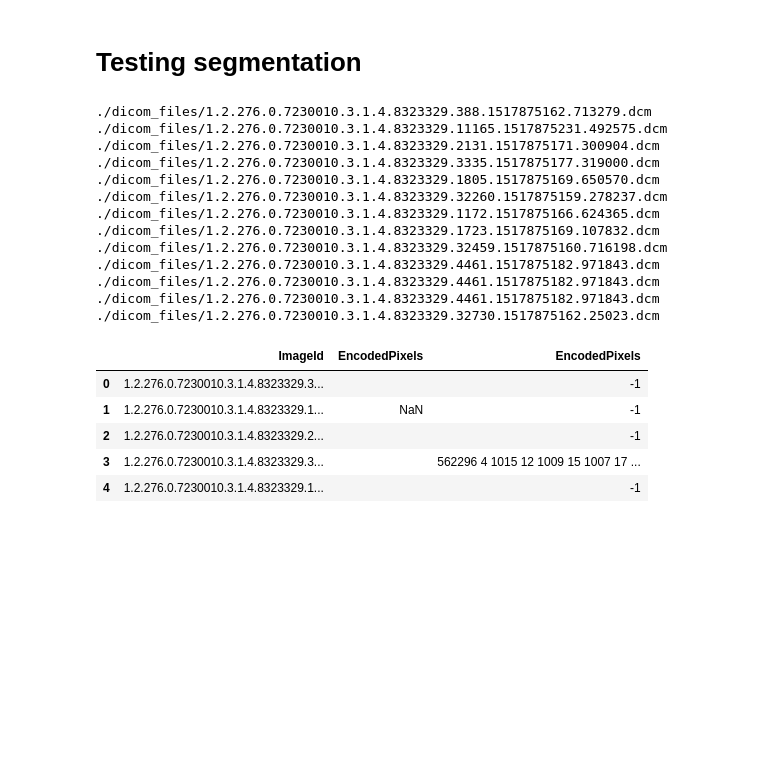
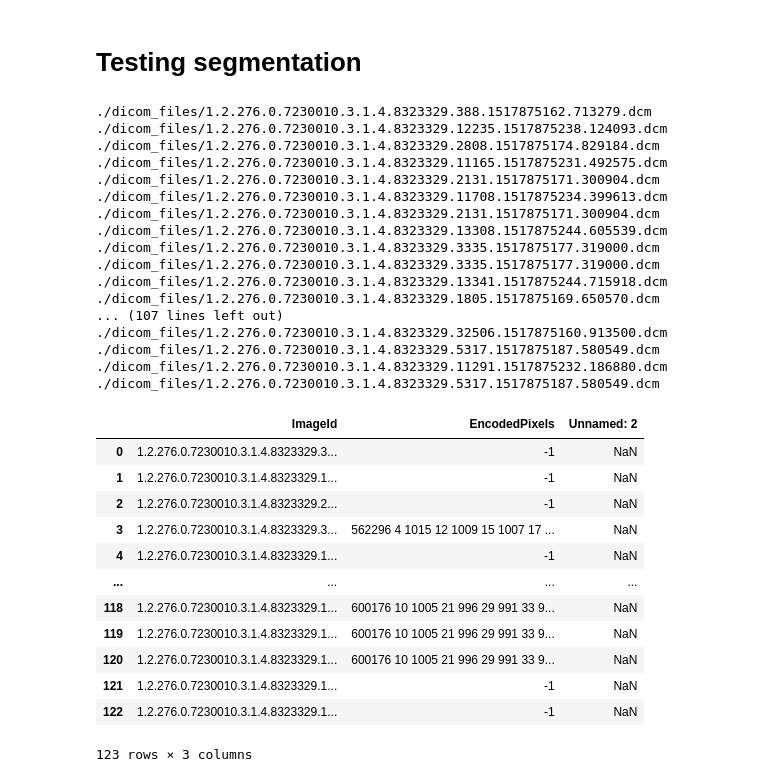
Before and after one commit to alexcri90/Medical-Imaging-DS-Bicocca, a Jupyter notebook: Segmentation_MI.ipynb, the cells around one changed output. Saved outputs shown, nothing was run; the diff lists cells and outputs as text; code cells hidden in the pictures; blank space fills up the shorter version.

```diff
--- a/Segmentation_MI.ipynb
+++ b/Segmentation_MI.ipynb
@@ -596,27 +600,38 @@ for i, batch in enumerate(tqdm(testset)):
             r = run_length_encode(predict)
             encoded_pixels.append(r)
 df["EncodedPixels"] = encoded_pixels
-df.to_csv("submission.csv", columns=["ImageId", "EncodedPixels"], index=False)
+df.to_csv("submissiontest.csv", columns=["ImageId", "EncodedPixels"], index=False)
 # %% [output]
 ./dicom_files/1.2.276.0.7230010.3.1.4.8323329.388.1517875162.713279.dcm
+./dicom_files/1.2.276.0.7230010.3.1.4.8323329.12235.1517875238.124093.dcm
+./dicom_files/1.2.276.0.7230010.3.1.4.8323329.2808.1517875174.829184.dcm
 ./dicom_files/1.2.276.0.7230010.3.1.4.8323329.11165.1517875231.492575.dcm
 ./dicom_files/1.2.276.0.7230010.3.1.4.8323329.2131.1517875171.300904.dcm
+./dicom_files/1.2.276.0.7230010.3.1.4.8323329.11708.1517875234.399613.dcm
+./dicom_files/1.2.276.0.7230010.3.1.4.8323329.2131.1517875171.300904.dcm
+./dicom_files/1.2.276.0.7230010.3.1.4.8323329.13308.1517875244.605539.dcm
 ./dicom_files/1.2.276.0.7230010.3.1.4.8323329.3335.1517875177.319000.dcm
+./dicom_files/1.2.276.0.7230010.3.1.4.8323329.3335.1517875177.319000.dcm
+./dicom_files/1.2.276.0.7230010.3.1.4.8323329.13341.1517875244.715918.dcm
 ./dicom_files/1.2.276.0.7230010.3.1.4.8323329.1805.1517875169.650570.dcm
-./dicom_files/1.2.276.0.7230010.3.1.4.8323329.32260.1517875159.278237.dcm
-./dicom_files/1.2.276.0.7230010.3.1.4.8323329.1172.1517875166.624365.dcm
-./dicom_files/1.2.276.0.7230010.3.1.4.8323329.1723.1517875169.107832.dcm
-./dicom_files/1.2.276.0.7230010.3.1.4.8323329.32459.1517875160.716198.dcm
-./dicom_files/1.2.276.0.7230010.3.1.4.8323329.4461.1517875182.971843.dcm
-./dicom_files/1.2.276.0.7230010.3.1.4.8323329.4461.1517875182.971843.dcm
-./dicom_files/1.2.276.0.7230010.3.1.4.8323329.4461.1517875182.971843.dcm
-./dicom_files/1.2.276.0.7230010.3.1.4.8323329.32730.1517875162.25023.dcm
+... (107 lines left out)
+./dicom_files/1.2.276.0.7230010.3.1.4.8323329.32506.1517875160.913500.dcm
+./dicom_files/1.2.276.0.7230010.3.1.4.8323329.5317.1517875187.580549.dcm
+./dicom_files/1.2.276.0.7230010.3.1.4.8323329.11291.1517875232.186880.dcm
+./dicom_files/1.2.276.0.7230010.3.1.4.8323329.5317.1517875187.580549.dcm
 # %%
-df.head()
+df
 # %% [output]
-|  | ImageId | EncodedPixels | EncodedPixels |
-| 0 | 1.2.276.0.7230010.3.1.4.8323329.3... |  | -1 |
-| 1 | 1.2.276.0.7230010.3.1.4.8323329.1... | NaN | -1 |
-| 2 | 1.2.276.0.7230010.3.1.4.8323329.2... |  | -1 |
-| 3 | 1.2.276.0.7230010.3.1.4.8323329.3... |  | 562296 4 1015 12 1009 15 1007 17 ... |
-| 4 | 1.2.276.0.7230010.3.1.4.8323329.1... |  | -1 |
+|  | ImageId | EncodedPixels | Unnamed: 2 |
+| 0 | 1.2.276.0.7230010.3.1.4.8323329.3... | -1 | NaN |
+| 1 | 1.2.276.0.7230010.3.1.4.8323329.1... | -1 | NaN |
+| 2 | 1.2.276.0.7230010.3.1.4.8323329.2... | -1 | NaN |
+| 3 | 1.2.276.0.7230010.3.1.4.8323329.3... | 562296 4 1015 12 1009 15 1007 17 ... | NaN |
+| 4 | 1.2.276.0.7230010.3.1.4.8323329.1... | -1 | NaN |
+| ... | ... | ... | ... |
+| 118 | 1.2.276.0.7230010.3.1.4.8323329.1... | 600176 10 1005 21 996 29 991 33 9... | NaN |
+| 119 | 1.2.276.0.7230010.3.1.4.8323329.1... | 600176 10 1005 21 996 29 991 33 9... | NaN |
+| 120 | 1.2.276.0.7230010.3.1.4.8323329.1... | 600176 10 1005 21 996 29 991 33 9... | NaN |
+| 121 | 1.2.276.0.7230010.3.1.4.8323329.1... | -1 | NaN |
+| 122 | 1.2.276.0.7230010.3.1.4.8323329.1... | -1 | NaN |
+123 rows × 3 columns
```
Also changed, not shown: parts of 11 cells of this notebook, 3 other files.
